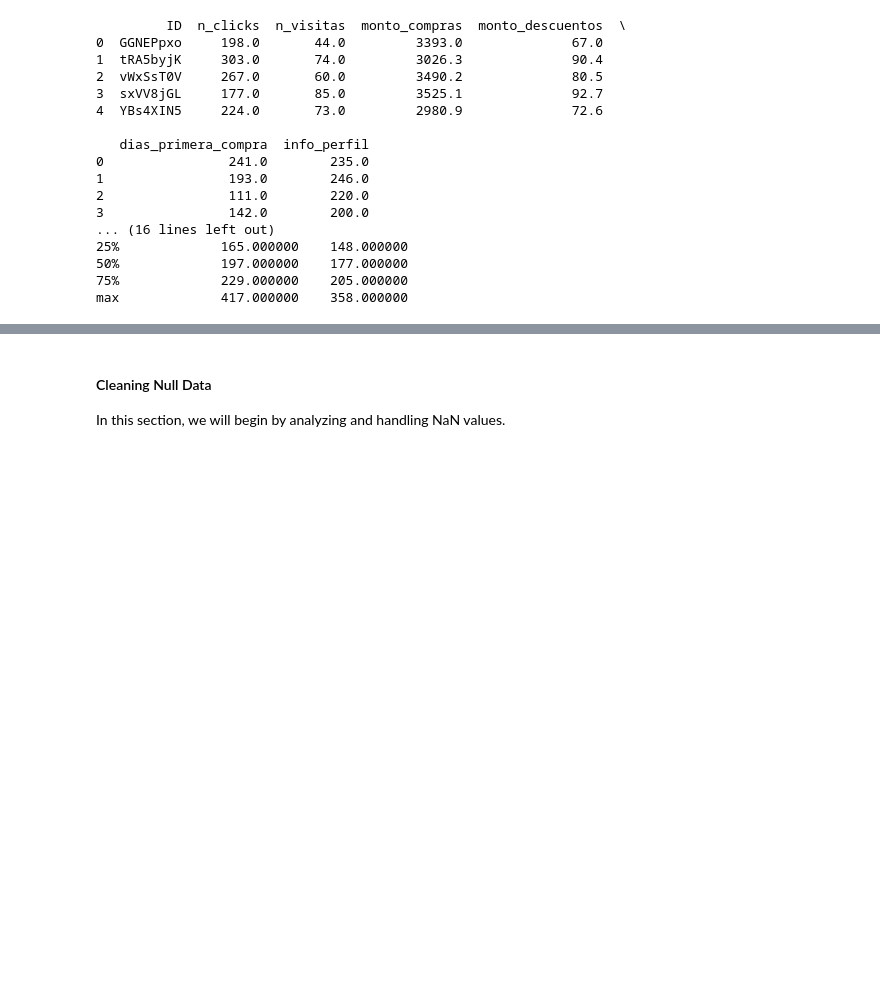
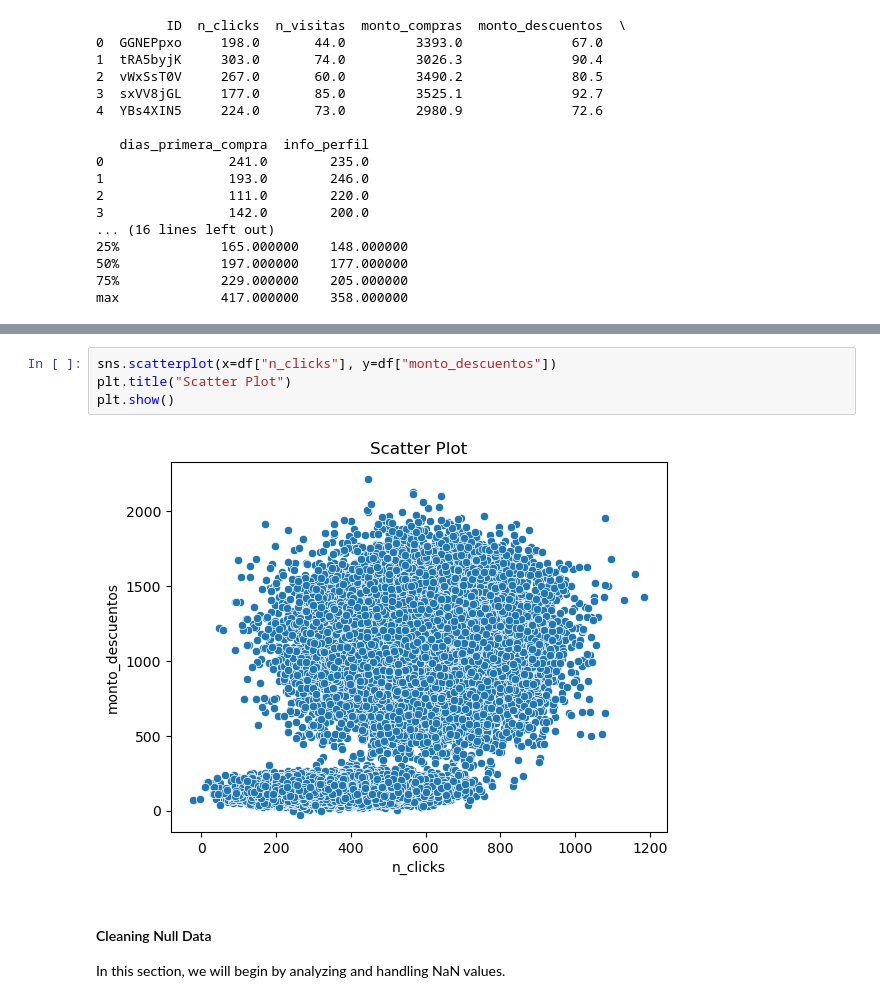
Before and after one commit to davexat/Client_Segmentation_Dashboard, a Jupyter notebook: notebooks/0.0_dsb_data_exploration.ipynb, the cells around one changed output, grey strips where cells are left out. Drawn from its saved outputs; the diff is of its cells as text; blank space fills up the shorter version.

```diff
--- a/notebooks/0.0_dsb_data_exploration.ipynb
+++ b/notebooks/0.0_dsb_data_exploration.ipynb
@@ -70,3 +115,9 @@ max             417.000000    358.000000
+# %%
+sns.scatterplot(x=df["n_clicks"], y=df["monto_descuentos"])
+plt.title("Scatter Plot")
+plt.show()
+# %% [output]
+[figure, added]
 # %% [markdown]
 #### Cleaning Null Data
 In this section, we will begin by analyzing and handling NaN values.
```
Also changed, not shown: parts of 24 cells of this notebook.
